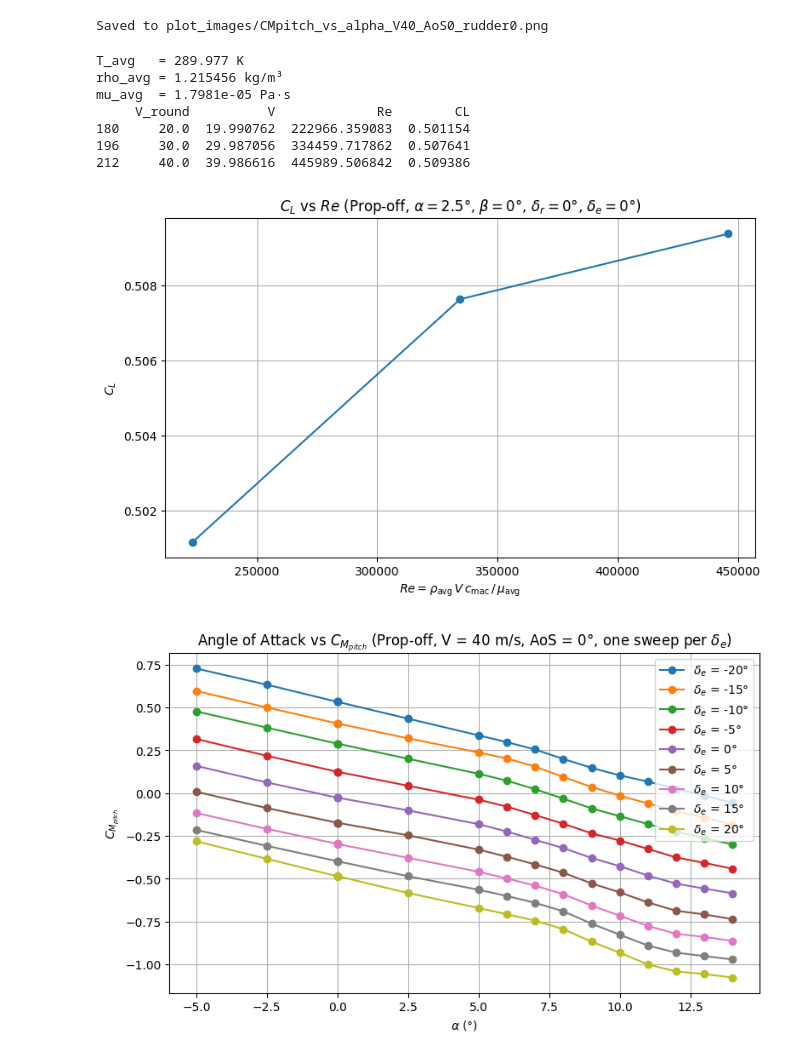
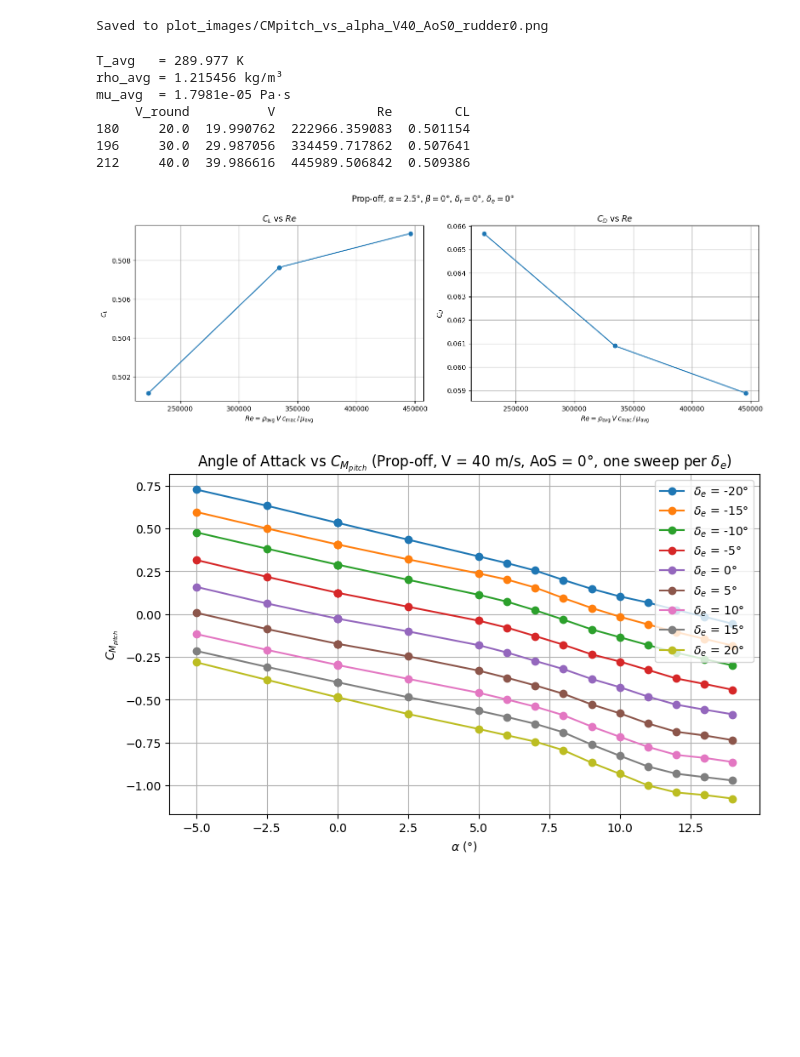
Before and after one commit to DCdeJong2002/Group_15_Redo_BAL, a Jupyter notebook: data_plotter.ipynb, the cells around one changed output. Drawn from its saved outputs; the diff is of its cells as text; code cells hidden in the pictures; blank space fills up the shorter version.

```diff
--- a/data_plotter.ipynb
+++ b/data_plotter.ipynb
@@ -572,41 +572,59 @@ print(f"mu_avg  = {mu_avg:.4e} Pa·s")
 c_mac = 0.165  # m
 
 # --- Filter prop-off: alpha=2.5, beta=0, rudder=0, elevator=0 ---
 df_re = df_prop_off[
     (df_prop_off["AoA_round"] == 2.5) &
     (df_prop_off["AoS_round"] == 0)   &
     (df_prop_off["dR"]        == 0)   &
     (df_prop_off["dE"]        == 0)
 ].copy()
 # Keep only the first sweep (lower original row indices)
 df_re = df_re[df_re.index < 500]
 
 # Re varies through V; rho and mu are fixed representative averages
 df_re["Re"] = rho_avg * df_re["V"] * c_mac / mu_avg
 df_re = df_re.sort_values("Re")
 
 print(df_re[["V_round", "V", "Re", "CL"]].to_string())
 
 # --- Plot ---
-fig, ax = plt.subplots(figsize=(8, 5))
-ax.plot(df_re["Re"], df_re["CL"], marker="o", linestyle="-")
+# fig, ax = plt.subplots(figsize=(8, 5))
+# ax.plot(df_re["Re"], df_re["CL"], marker="o", linestyle="-")
 
-ax.set_xlabel(r"$Re = \rho_\mathrm{avg} \, V \, c_\mathrm{mac} \, / \, \mu_\mathrm{avg}$")
-ax.set_ylabel(r"$C_L$")
-ax.set_title(r"$C_L$ vs $Re$ (Prop-off, $\alpha=2.5°$, $\beta=0°$, $\delta_r=0°$, $\delta_e=0°$)")
-ax.grid(True)
+# ax.set_xlabel(r"$Re = \rho_\mathrm{avg} \, V \, c_\mathrm{mac} \, / \, \mu_\mathrm{avg}$")
+# ax.set_ylabel(r"$C_L$")
+# ax.set_title(r"$C_L$ vs $Re$ (Prop-off, $\alpha=2.5°$, $\beta=0°$, $\delta_r=0°$, $\delta_e=0°$)")
+# ax.grid(True)
+# plt.tight_layout()
+# plt.savefig("plot_images/CL_vs_Re_propoff_AoA2.5.png", dpi=150)
+# plt.show()
+fig, (ax1, ax2) = plt.subplots(1, 2, figsize=(14, 5))
+
+ax1.plot(df_re["Re"], df_re["CL"], marker="o", linestyle="-")
+ax1.set_xlabel(r"$Re = \rho_\mathrm{avg} \, V \, c_\mathrm{mac} \, / \, \mu_\mathrm{avg}$")
+ax1.set_ylabel(r"$C_L$")
+ax1.set_title(r"$C_L$ vs $Re$")
+ax1.grid(True)
+
+ax2.plot(df_re["Re"], df_re["CD"], marker="o", linestyle="-")
+ax2.set_xlabel(r"$Re = \rho_\mathrm{avg} \, V \, c_\mathrm{mac} \, / \, \mu_\mathrm{avg}$")
+ax2.set_ylabel(r"$C_D$")
+ax2.set_title(r"$C_D$ vs $Re$")
+ax2.grid(True)
+
+fig.suptitle(r"Prop-off, $\alpha=2.5°$, $\beta=0°$, $\delta_r=0°$, $\delta_e=0°$")
 plt.tight_layout()
-plt.savefig("plot_images/CL_vs_Re_propoff_AoA2.5.png", dpi=150)
+plt.savefig("plot_images/CL_CD_vs_Re_propoff_AoA2.5.png", dpi=150)
 plt.show()
 # %% [output]
 T_avg   = 289.977 K
 rho_avg = 1.215456 kg/m³
 mu_avg  = 1.7981e-05 Pa·s
      V_round          V             Re        CL
 180     20.0  19.990762  222966.359083  0.501154
 196     30.0  29.987056  334459.717862  0.507641
 212     40.0  39.986616  445989.506842  0.509386
-[figure, old version]
+[figure, new version]
 # %%
 import os
 import matplotlib.pyplot as plt
```
